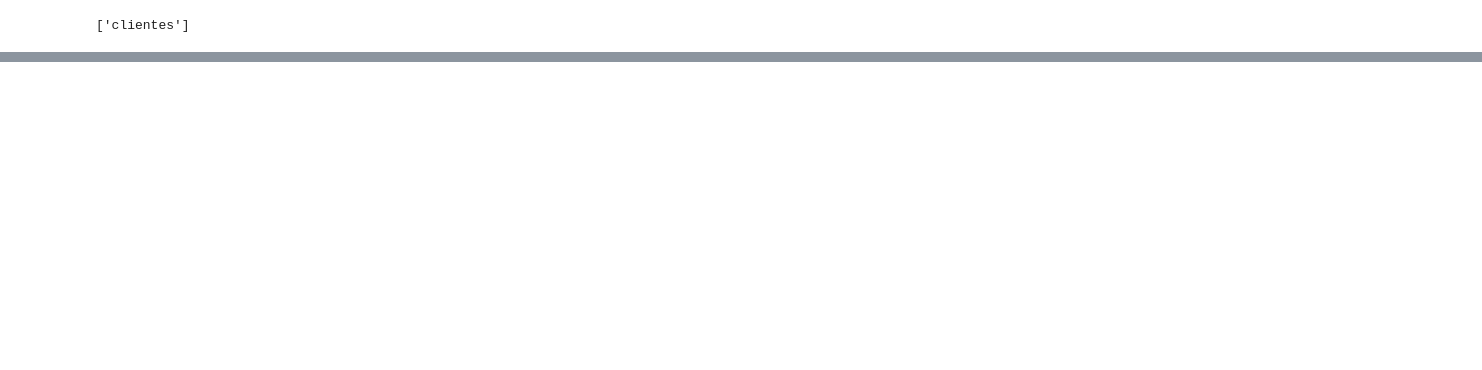
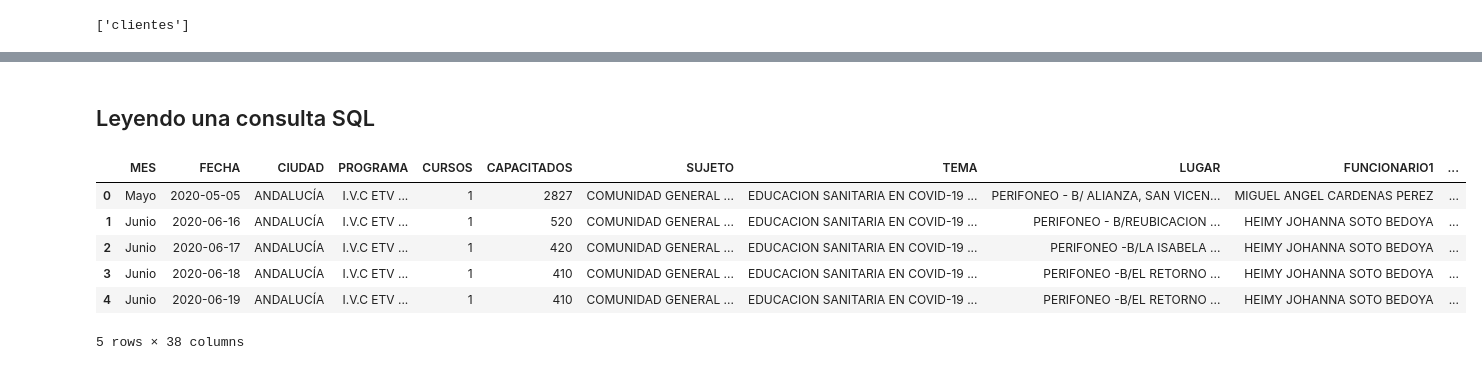
Before and after one commit to LejImkoaj/caracteristicas-basicas-pandas, a Jupyter notebook: importando sql/importando sql.ipynb, the cells around one changed output, grey strips where cells are left out. Cells and saved outputs as stored; diff of their text form; code cells hidden in the pictures; blank space fills up the shorter version.

Commit message:
leyendo consulta sql

```diff
--- a/importando sql/importando sql.ipynb
+++ b/importando sql/importando sql.ipynb
@@ -37,0 +58,15 @@ print(inspector.get_table_names())  # Listar todas las tablas en la base de dato
+# %% [markdown]
+## Leyendo una consulta SQL
+# %%
+query = ' SELECT * FROM clientes WHERE CARGO1 = "AUXILIAR E.T.V.                    "'
+# %%
+empleados = pd.read_sql(sql=text(query), con=engine.connect())
+empleados.head()
+# %% [output]
+|  | MES | FECHA | CIUDAD | PROGRAMA | CURSOS | CAPACITADOS | SUJETO | TEMA | LUGAR | FUNCIONARIO1 | ... |
+| 0 | Mayo | 2020-05-05 | ANDALUCÍA | I.V.C ETV ... | 1 | 2827 | COMUNIDAD GENERAL ... | EDUCACION SANITARIA EN COVID-19 ... | PERIFONEO - B/ ALIANZA, SAN VICEN... | MIGUEL ANGEL CARDENAS PEREZ | ... |
+| 1 | Junio | 2020-06-16 | ANDALUCÍA | I.V.C ETV ... | 1 | 520 | COMUNIDAD GENERAL ... | EDUCACION SANITARIA EN COVID-19 ... | PERIFONEO - B/REUBICACION ... | HEIMY JOHANNA SOTO BEDOYA | ... |
+| 2 | Junio | 2020-06-17 | ANDALUCÍA | I.V.C ETV ... | 1 | 420 | COMUNIDAD GENERAL ... | EDUCACION SANITARIA EN COVID-19 ... | PERIFONEO -B/LA ISABELA ... | HEIMY JOHANNA SOTO BEDOYA | ... |
+| 3 | Junio | 2020-06-18 | ANDALUCÍA | I.V.C ETV ... | 1 | 410 | COMUNIDAD GENERAL ... | EDUCACION SANITARIA EN COVID-19 ... | PERIFONEO -B/EL RETORNO ... | HEIMY JOHANNA SOTO BEDOYA | ... |
+| 4 | Junio | 2020-06-19 | ANDALUCÍA | I.V.C ETV ... | 1 | 410 | COMUNIDAD GENERAL ... | EDUCACION SANITARIA EN COVID-19 ... | PERIFONEO -B/EL RETORNO ... | HEIMY JOHANNA SOTO BEDOYA | ... |
+5 rows × 38 columns
```
Also changed, not shown: parts of 5 cells of this notebook.
